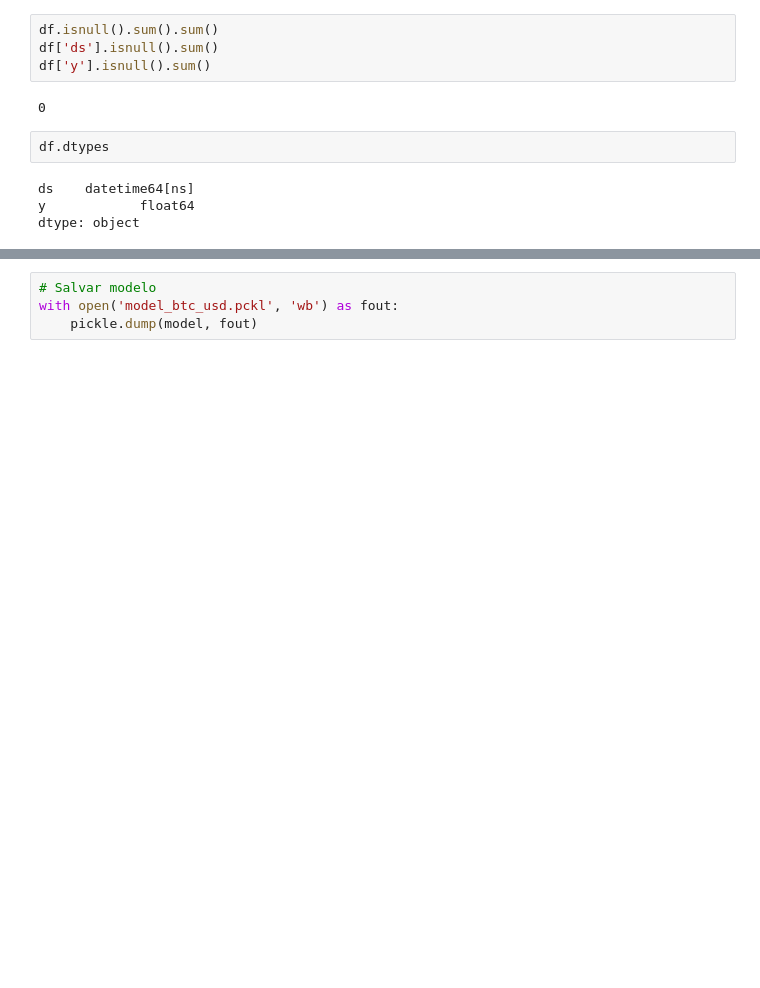
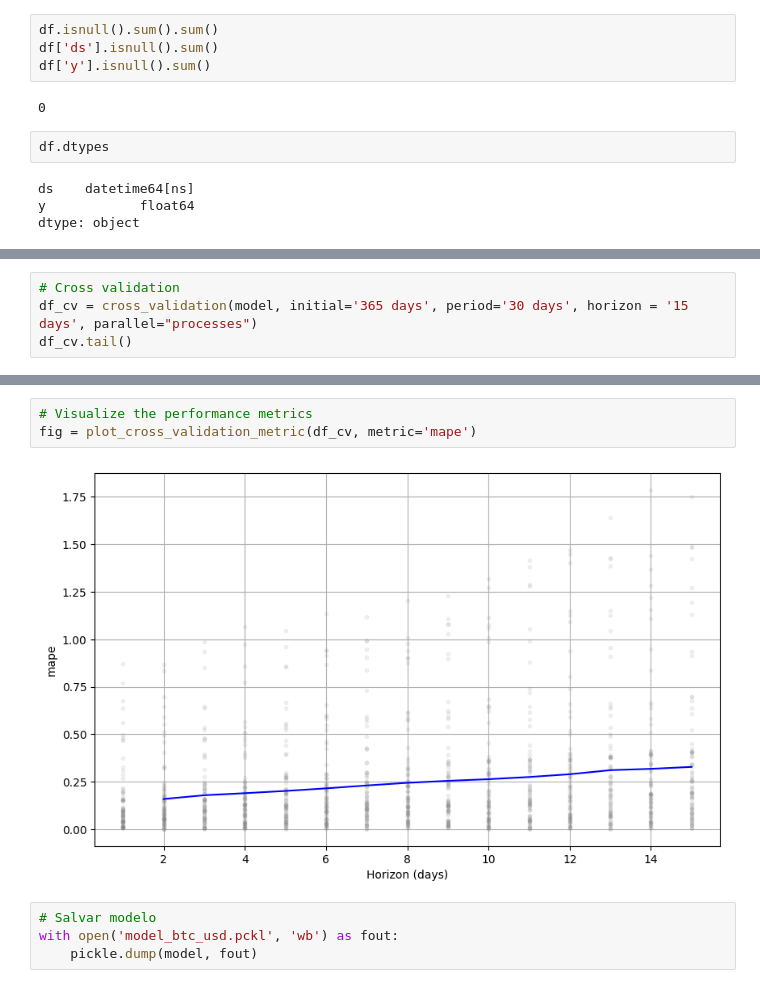
Before and after one commit to fabriciocovalesci/tcc_predict_crypto, a Jupyter notebook: model_predict/predict_crypto/bitcoin/model_btc.ipynb, the cells around one changed output, grey strips where cells are left out. Saved outputs shown, nothing was run; the diff lists cells and outputs as text; blank space fills up the shorter version.

```diff
--- a/model_predict/predict_crypto/bitcoin/model_btc.ipynb
+++ b/model_predict/predict_crypto/bitcoin/model_btc.ipynb
@@ -120,0 +178,4 @@ predict[["ds", "yhat_lower", "yhat_upper", "yhat"]].tail()
+# %%
+# Cross validation
+df_cv = cross_validation(model, initial='365 days', period='30 days', horizon = '15 days', parallel="processes")
+df_cv.tail()
@@ -121,3 +217,8 @@ predict[["ds", "yhat_lower", "yhat_upper", "yhat"]].tail()
+# %%
+# Visualize the performance metrics
+fig = plot_cross_validation_metric(df_cv, metric='mape')
+# %% [output]
+[figure, added]
 # %%
 # Salvar modelo
 with open('model_btc_usd.pckl', 'wb') as fout:
```
Also changed, not shown: parts of 19 cells of this notebook, 17 other files.
